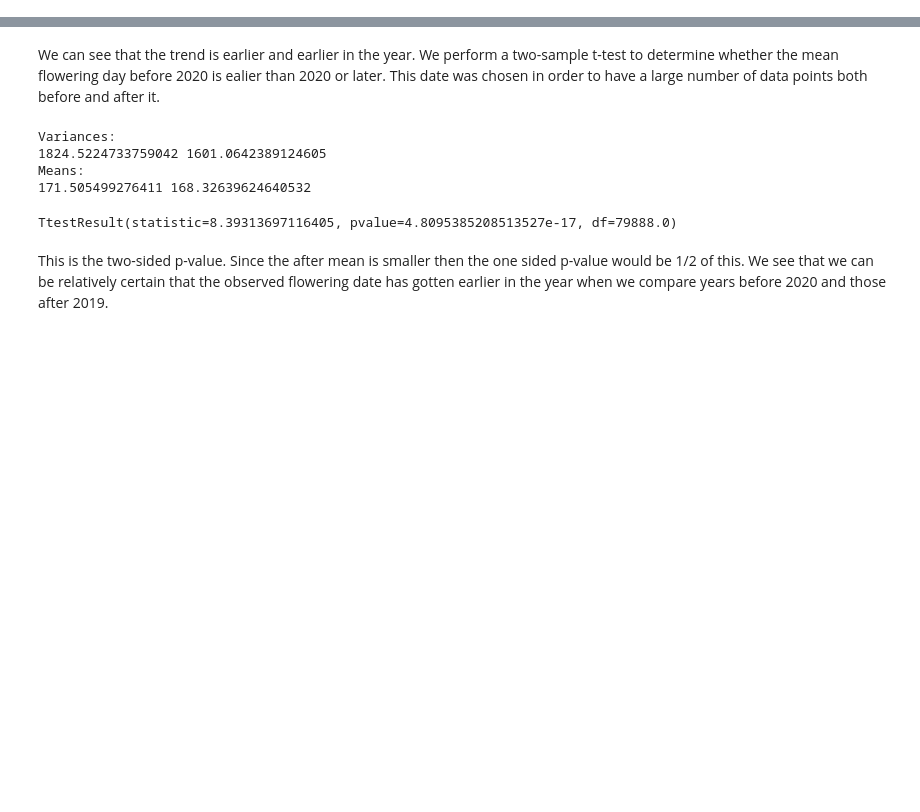
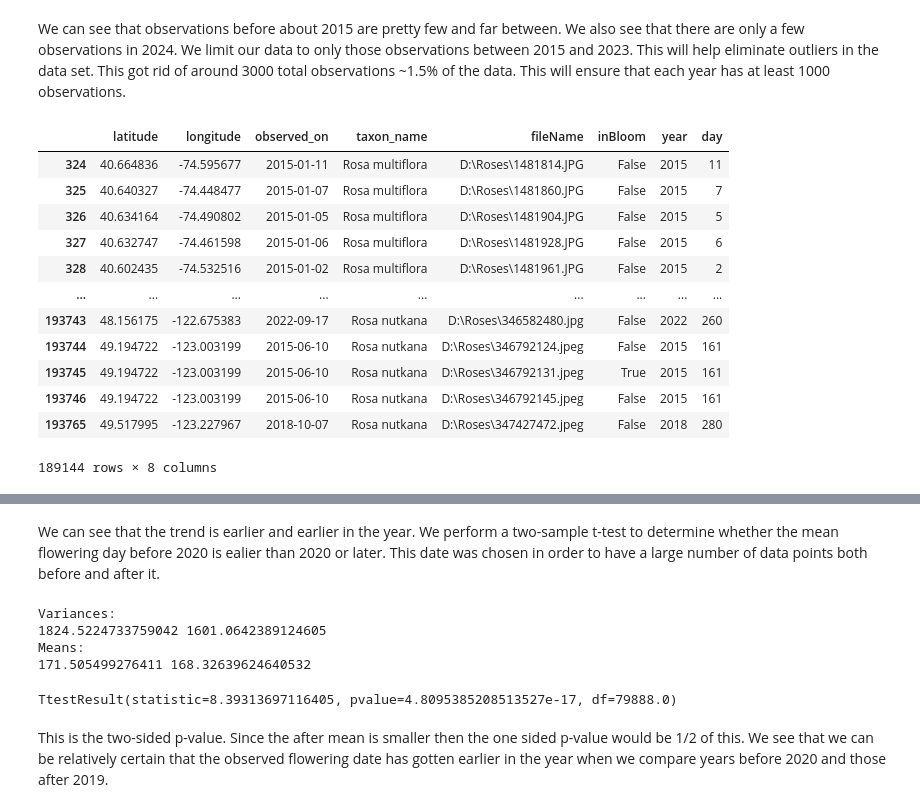
Before and after one commit to SeanHaight/FlowerIdentificationProject, a Jupyter notebook: Notebooks/rose_Hypothesis_Testing.ipynb, the cells around one changed output, grey strips where cells are left out. Saved outputs shown, nothing was run; the diff lists cells and outputs as text; code cells hidden in the pictures; blank space fills up the shorter version.

```diff
--- a/Notebooks/rose_Hypothesis_Testing.ipynb
+++ b/Notebooks/rose_Hypothesis_Testing.ipynb
@@ -70,0 +65,20 @@ plt.legend()
+# %% [markdown]
+We can see that observations before about 2015 are pretty few and far between. We also see that there are only a few observations in 2024. We limit our data to only those observations between 2015 and 2023. This will help eliminate outliers in the data set. This got rid of around 3000 total observations ~1.5% of the data. This will ensure that each year has at least 1000 observations.
+# %%
+roses = roses[roses['year'] >= 2015]
+roses = roses[roses['year'] < 2024]
+roses
+# %% [output]
+|  | latitude | longitude | observed_on | taxon_name | fileName | inBloom | year | day |
+| 324 | 40.664836 | -74.595677 | 2015-01-11 | Rosa multiflora | D:\Roses\1481814.JPG | False | 2015 | 11 |
+| 325 | 40.640327 | -74.448477 | 2015-01-07 | Rosa multiflora | D:\Roses\1481860.JPG | False | 2015 | 7 |
+| 326 | 40.634164 | -74.490802 | 2015-01-05 | Rosa multiflora | D:\Roses\1481904.JPG | False | 2015 | 5 |
+| 327 | 40.632747 | -74.461598 | 2015-01-06 | Rosa multiflora | D:\Roses\1481928.JPG | False | 2015 | 6 |
+| 328 | 40.602435 | -74.532516 | 2015-01-02 | Rosa multiflora | D:\Roses\1481961.JPG | False | 2015 | 2 |
+| ... | ... | ... | ... | ... | ... | ... | ... | ... |
+| 193743 | 48.156175 | -122.675383 | 2022-09-17 | Rosa nutkana | D:\Roses\346582480.jpg | False | 2022 | 260 |
+| 193744 | 49.194722 | -123.003199 | 2015-06-10 | Rosa nutkana | D:\Roses\346792124.jpeg | False | 2015 | 161 |
+| 193745 | 49.194722 | -123.003199 | 2015-06-10 | Rosa nutkana | D:\Roses\346792131.jpeg | True | 2015 | 161 |
+| 193746 | 49.194722 | -123.003199 | 2015-06-10 | Rosa nutkana | D:\Roses\346792145.jpeg | False | 2015 | 161 |
+| 193765 | 49.517995 | -123.227967 | 2018-10-07 | Rosa nutkana | D:\Roses\347427472.jpeg | False | 2018 | 280 |
+189144 rows × 8 columns
```
Also changed, not shown: parts of 14 cells of this notebook.
